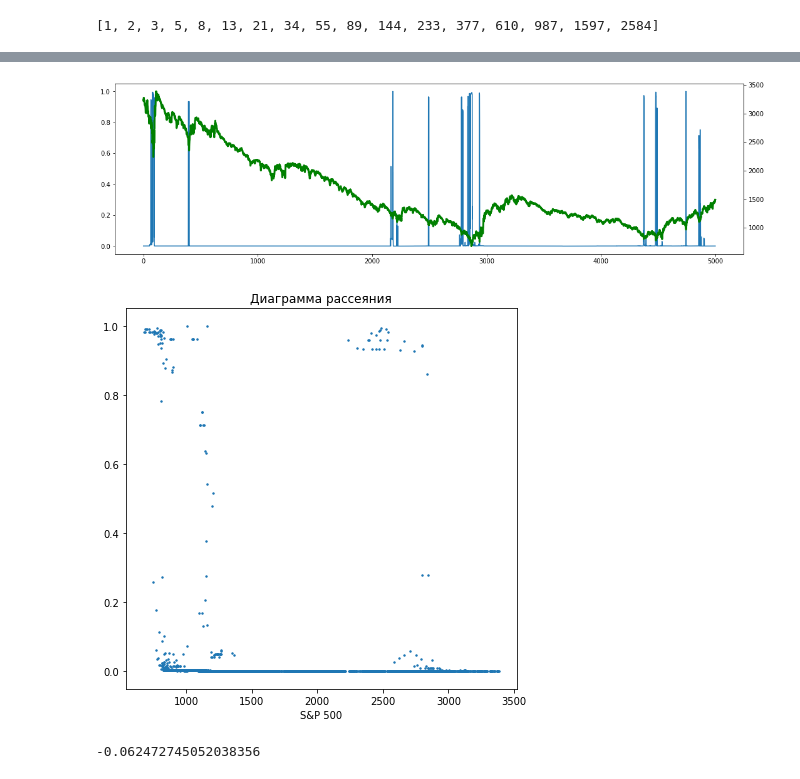
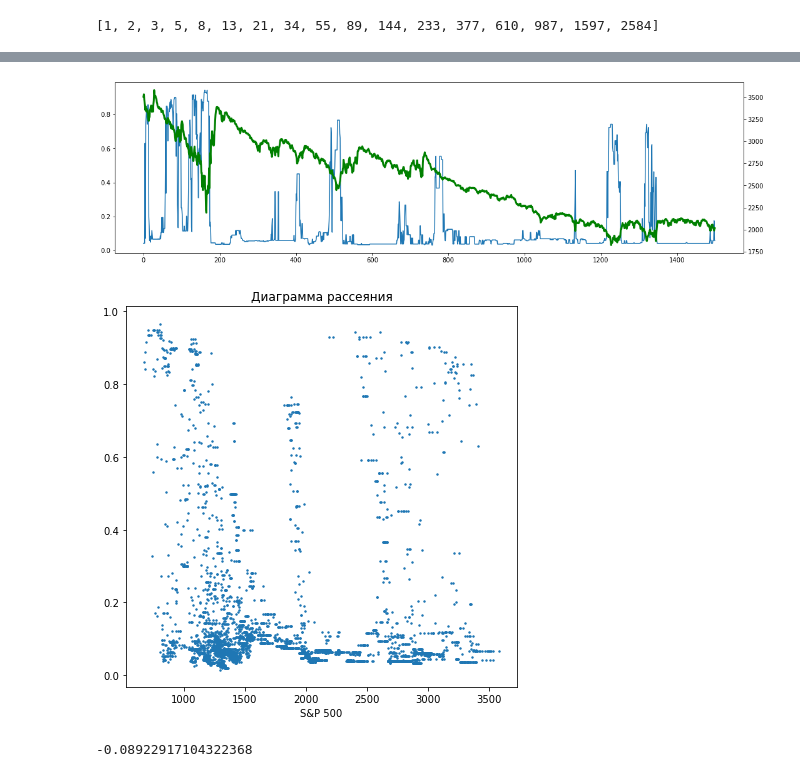
Before and after one commit to ksn38/fin, a Jupyter notebook: fib2.ipynb, the cells around one changed output, grey strips where cells are left out. Drawn from its saved outputs; the diff is of its cells as text; code cells hidden in the pictures.

```diff
--- a/fib2.ipynb
+++ b/fib2.ipynb
@@ -5,7 +5,7 @@ import matplotlib.pyplot as plt
 import matplotlib.dates as mdates
 from scipy import stats
 # %%
-SP = pd.read_csv('data/SnP500.csv').dropna()
+SP = pd.read_csv('data/SP2000.csv').dropna()
 SP.tail()
 # %% [output]
 |  | Date | Open | High | Low | Close | Adj Close | Volume |
@@ -17,7 +17,7 @@ SP.tail()
 # %%
 # SP.rename(columns={'GOLDAMGBD228NLBM': 'Close'}, inplace=True)
-# SP.Close = SP.Close.apply(pd.to_numeric, errors='coerce')
-# SP.Close = SP.Close.fillna(method='ffill')
+SP.Close = SP.Close.apply(pd.to_numeric, errors='coerce')
+SP.Close = SP.Close.fillna(method='ffill')
 # %%
 SP.info()
 # %% [output]
@@ -48,11 +50,11 @@ print(f)
 df = []
 
 #с конца всего датасета
-for i in range(5000):
+for i in range(4000):
     period_pred = 30
     chnd = (SP.Close.iloc[-2 - i - period_pred]/SP.Close.iloc[-1 - i] - 1)*100
     row = []
-    if chnd < -10:
+    if chnd < -5:
         row.append(1)
     else:
         row.append(0)
@@ -171,15 +208,15 @@ array([0, 0, 0, ..., 0, 0, 0], dtype=int64)
 # %%
 import matplotlib.pyplot as plt
 
 fig, ax = plt.subplots()
 fig.set_size_inches(18, 5)
-lns1 = ax.plot(preds)
+lns1 = ax.plot(preds[:1500])
 ax2 = ax.twinx()
-lns2 = ax2.plot(df['1'], linewidth=3, c='g', label='y')
+lns2 = ax2.plot(df['1'][:1500], linewidth=3, c='g', label='y')
 lns = lns1+lns2
 plt.show()
 # %% [output]
-[figure, old version]
+[figure, new version]
 # %%
 plt.figure(figsize=(7,7))
 plt.scatter(df['1'], preds, s=2)
@@ -189,5 +226,5 @@ plt.xlabel('S&P 500')
 plt.show()
 df['1'].corr(pd.Series(preds))
 # %% [output]
-[figure, old version]
+[figure, new version]
--0.062472745052038356
+-0.08922917104322368
```
Also changed, not shown: parts of 9 cells of this notebook, 3 other files.
